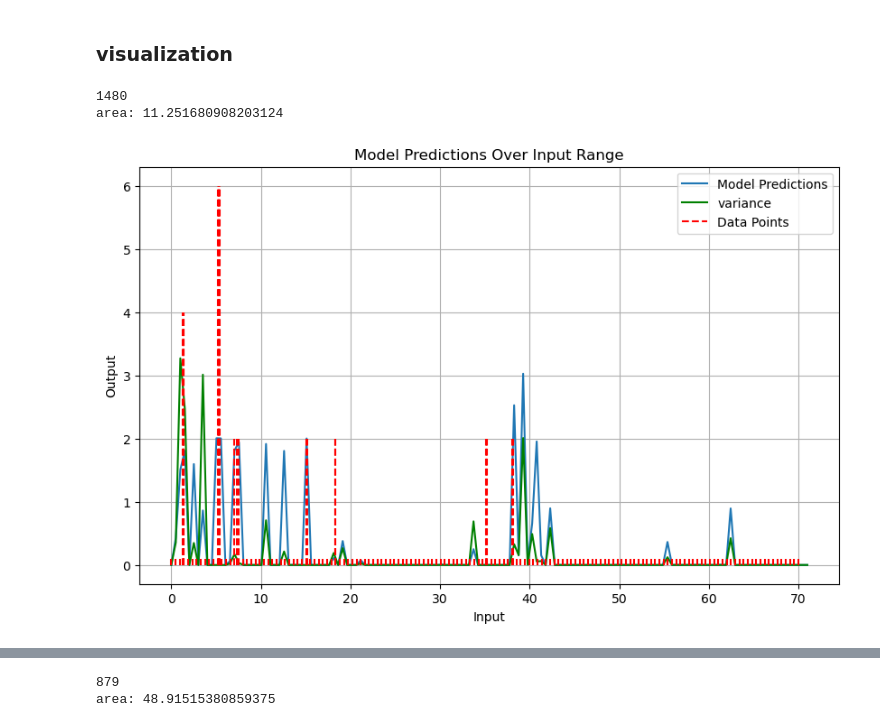
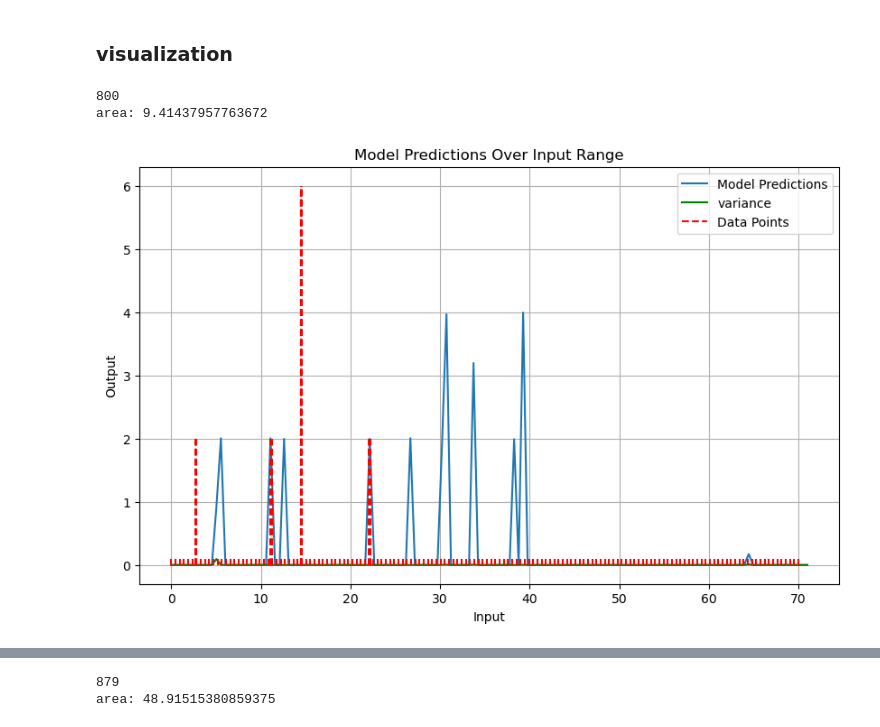
Before and after one commit to Thahit/Recommender_Sim, a Jupyter notebook: notebooks/explore_training.ipynb, the cells around one changed output, grey strips where cells are left out. Drawn from its saved outputs; the diff is of its cells as text; code cells hidden in the pictures.

```diff
--- a/notebooks/explore_training.ipynb
+++ b/notebooks/explore_training.ipynb
@@ -236,7 +236,7 @@ intensity = {"model_hyp": {"layer_width": [width for _ in range(3)],
                            "bayesian": use_variational_nn,
                            }}
 state_dict = {"model_hyp": {"layer_width": [width for _ in range(4)],
-                            "noise": 0, "bayesian": use_variational_nn,},
+                            "noise": 0, "bayesian": False,},
             }
 
 timecheat = False
@@ -320,9 +320,9 @@ NameError: name 'cycycyc' is not defined
 # %% [markdown]
 ### visualization
 # %%
-# 11, 10, 4, 0, 13
+# 11, 10, 4, 0, 13, 15
 # good ones: 4=491? , 13=2290,
-selected_user = 15
+selected_user = 4
 dataloader, variational_means, variational_logvar, extras = dataloader_list[selected_user]
 print(extras["user_id"])
 dataset = dataloader.dataset
@@ -357,33 +357,33 @@ with torch.no_grad():
         else:
             state = torch.tensor(variational_means).repeat(len(x_range),1)
             predictions, states = model(state, x_range_tensor, return_new_state=True)
             predictions = predictions.numpy()
             #print("variance of states: ", torch.var(states))
 
 print(f"area: {np.sum(predictions)*(72/200)}")
 # Plot the results
 plt.figure(figsize=(10, 6))
 plt.plot(x_range, predictions, label='Model Predictions')
 
 if use_variational_nn:
     plt.plot(x_range, var, label='variance', color="green")
 
 for i in range(len(dataset)):
     sample = dataset[i]
     x_pos= sample['timestep'].item()
     height = torch.where(sample['frequency']>0, sample['frequency'], .1).item()
     plt.plot([x_pos, x_pos], [0, height], linestyle='--', color='red')
 
 plt.plot([0, 0], [0, 0], color='red', linestyle='--', alpha=1.0, label='Data Points')
 
 #plt.scatter(x_train.numpy(), y_train.numpy(), color='red', label='Training Data')
 plt.xlabel('Input')
 plt.ylabel('Output')
 plt.title('Model Predictions Over Input Range')
 plt.legend()
 plt.grid(True)
 plt.show()
 # %% [output]
-1480
-area: 11.251680908203124
+800
+area: 9.41437957763672
-[figure, old version]
+[figure, new version]
```
Also changed, not shown: parts of 8 cells of this notebook, 1 other file.
